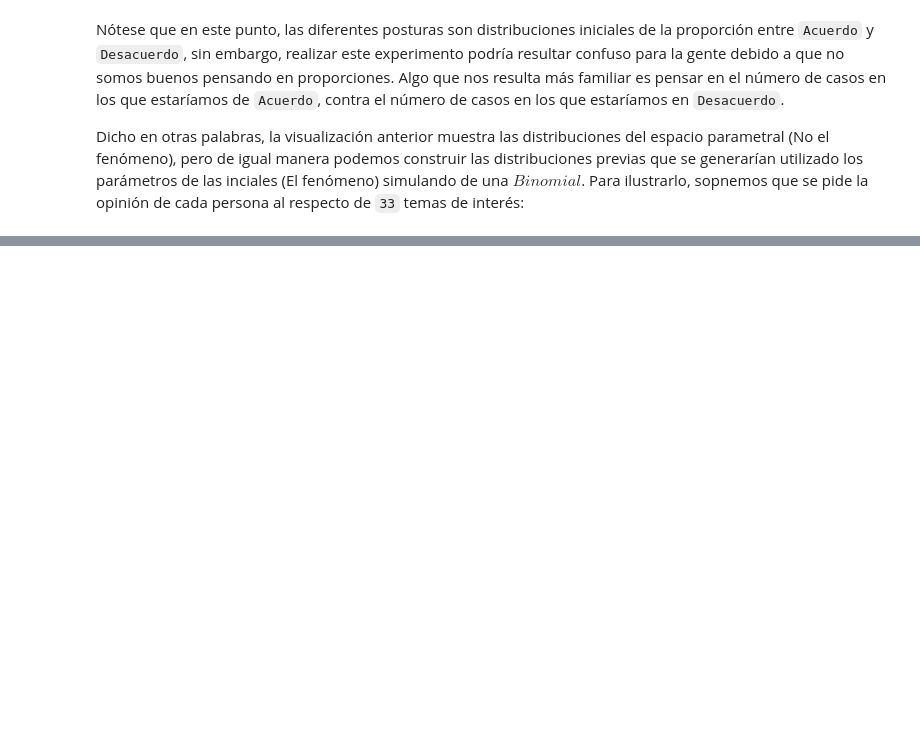
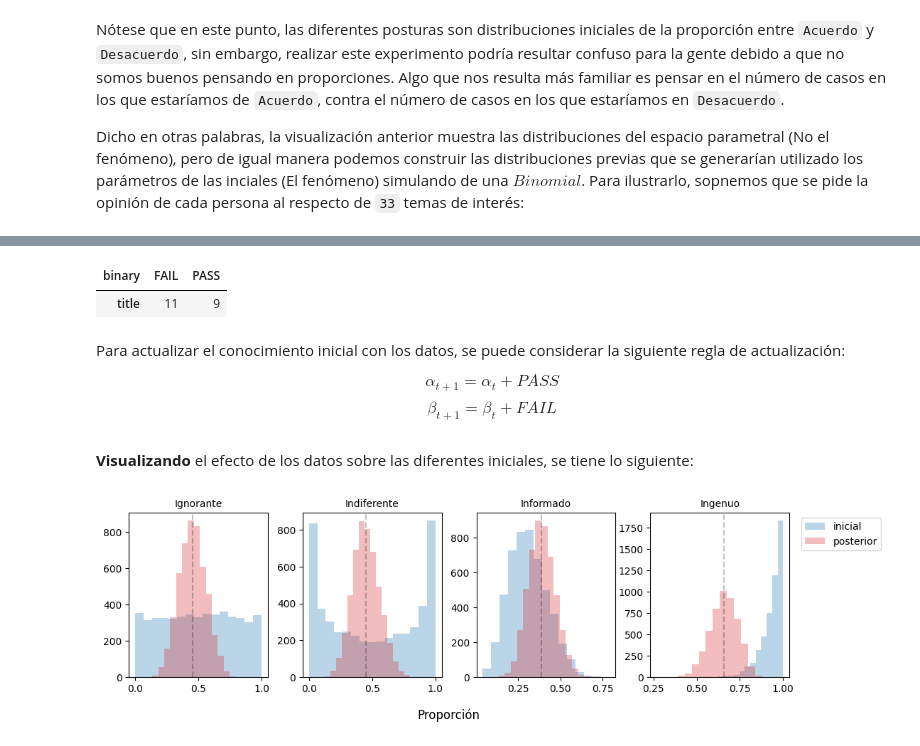
Before and after one commit to CAMM961001/modelacion_bayesiana, a Jupyter notebook: notas/01_introduccion.ipynb, the cells around one changed output, grey strips where cells are left out. Saved outputs shown, nothing was run; the diff lists cells and outputs as text; code cells hidden in the pictures; blank space fills up the shorter version.

```diff
--- a/notas/01_introduccion.ipynb
+++ b/notas/01_introduccion.ipynb
@@ -156,0 +167,54 @@ plt.show()
+# %%
+# Ruta a los datos
+datos_path = os.path.join(ROOT, 'datos/movies.csv')
+
+# Extraer muestra
+datos = pd.read_csv(datos_path).sample(n=20)
+
+# Agrupar y contar por cats. en binary
+datos = datos.groupby(by='binary')[['title']].count()
+
+#Despivotar tabla
+datos = datos.T
+datos
+# %% [output]
+| binary | FAIL | PASS |
+| title | 11 | 9 |
+# %% [markdown]
+Para actualizar el conocimiento inicial con los datos, se puede considerar la siguiente regla de actualización:
+
+$$\alpha_{t+1} = \alpha_t + PASS$$
+$$\beta_{t+1} = \beta_t + FAIL$$
+# %%
+iniciales['a_post'] = iniciales['a'] + datos['PASS'].values
+iniciales['b_post'] = iniciales['b'] + datos['FAIL'].values
+
+# Se simulan las diferentes posturas
+for idx in range(4):
+    a, b = iniciales['a_post'][idx], iniciales['b_post'][idx]
+    sims = beta.rvs(a=a, b=b, size=5_000)
+
+    iniciales['params_post'].append(sims)
+# %% [markdown]
+**Visualizando** el efecto de los datos sobre las diferentes iniciales, se tiene lo siguiente:
+# %%
+# Gráfica de las posturas
+fig = plt.figure(figsize=(12,3))
+spec = gridspec.GridSpec(ncols=4, nrows=1, wspace=0.25)
+
+for idx in range(4):
+    # Gráficas
+    ax = fig.add_subplot(spec[idx])
+    ax.hist(x=iniciales['params_inic'][idx], bins=15, color='tab:blue', alpha=0.3, label='inicial')
+    ax.hist(x=iniciales['params_post'][idx], bins=15, color='tab:red', alpha=0.3, label='posterior')
+    ax.axvline(x=iniciales['params_post'][idx].mean(), color='black', linestyle='--', alpha=0.25)
+
+    # Anotaciones y estilo
+    ax.set_title(iniciales['postura'][idx].title(), fontsize=10)
+
+ax.legend(bbox_to_anchor=(1.05, 1.0), loc='upper left')
+fig.supxlabel(t='Proporción', y=-0.1, fontsize=12)
+
+plt.show()
+# %% [output]
+[figure, added]
```
Also changed, not shown: parts of 9 cells of this notebook.
